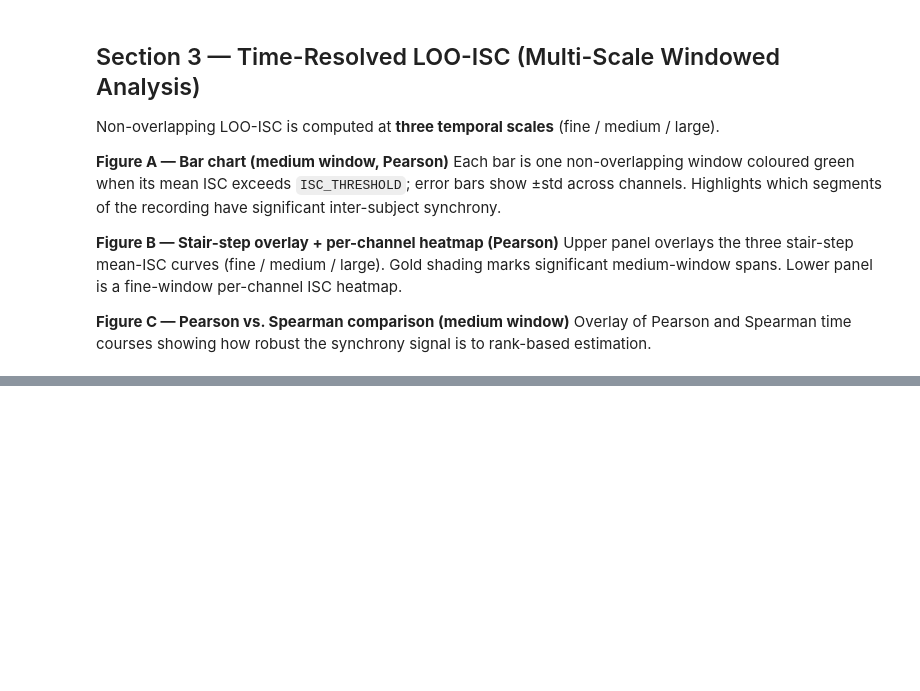
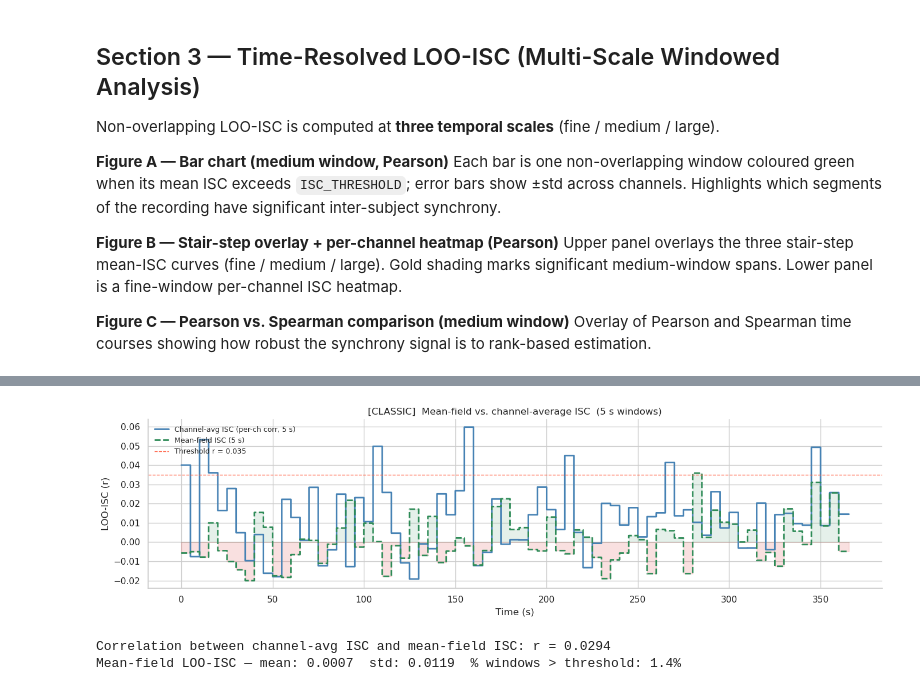
Before and after one commit to dbeinhauer/psilocybin-eeg, a Jupyter notebook: notebooks/02-isc-broadband-analysis/isc_broadband.ipynb, the cells around one changed output, grey strips where cells are left out. Saved outputs shown, nothing was run; the diff lists cells and outputs as text; code cells hidden in the pictures; blank space fills up the shorter version.

```diff
--- a/notebooks/02-isc-broadband-analysis/isc_broadband.ipynb
+++ b/notebooks/02-isc-broadband-analysis/isc_broadband.ipynb
@@ -623,0 +789,70 @@ print(f"\nCorrelation between Pearson and Spearman LOO-ISC time courses: r = {co
+# %%
+# ── Sliding-window LOO-ISC on mean-field (medium window, non-overlapping) ──
+_win_mf = int(round(WINDOW_MED_SEC * sfreq))
+_starts_mf = np.arange(0, n_times - _win_mf + 1, _win_mf)
+plt.show()
+isc_mf_tc = np.zeros(len(_starts_mf))
+for _wi, _start in enumerate(_starts_mf):
+    _block = mean_field[:, _start : _start + _win_mf]
+    _vals = []
+    for s in range(n_subjects):
+        _others = np.delete(_block, s, axis=0).mean(axis=0)
+        _vals.append(float(np.corrcoef(_block[s], _others)[0, 1]))
+    isc_mf_tc[_wi] = float(np.mean(_vals))
+
+plt.show()
+mf_step_arr = _make_step_arr(isc_mf_tc, _win_mf, n_times)
+t_mf_ds = np.arange(n_times)[::ds] / sfreq
+
+# ── Comparison: mean-field vs. channel-average ISC time course ────────────
+fig_mf2, ax_mf2 = plt.subplots(figsize=(14, 4))
+ax_mf2.step(
+    t_ds, med["step_arr"][::ds], where="post",
+    color="steelblue", lw=2.0,
+    label=f"Channel-avg ISC (per-ch corr, {WINDOW_MED_SEC:.0f} s)",
+)
+ax_mf2.step(
+    t_mf_ds, mf_step_arr[::ds], where="post",
+    color="seagreen", lw=2.0, ls="--",
+    label=f"Mean-field ISC ({WINDOW_MED_SEC:.0f} s)",
+)
+_mf_ds = mf_step_arr[::ds]
+ax_mf2.fill_between(
+    t_mf_ds, 0, np.clip(_mf_ds, 0, None),
+    step="post", alpha=0.12, color="seagreen", label="_nolegend_",
+)
+ax_mf2.fill_between(
+    t_mf_ds, np.clip(_mf_ds, None, 0), 0,
+    step="post", alpha=0.22, color=C_NEG, label="_nolegend_",
+)
+ax_mf2.axhline(ISC_THRESHOLD, color=C_THRESH, ls="--", lw=1.0,
+               label=f"Threshold r = {ISC_THRESHOLD}")
+ax_mf2.axhline(0, color="gray", ls="-", lw=0.6, alpha=0.4)
+ax_mf2.set_xlabel("Time (s)")
+ax_mf2.set_ylabel("LOO-ISC (r)")
+ax_mf2.set_title(
+    f"[{LABEL}]  Mean-field vs. channel-average ISC  ({WINDOW_MED_SEC:.0f} s windows)"
+)
+ax_mf2.legend(frameon=False, fontsize=9)
+sns.despine(fig=fig_mf2)
+fig_mf2.tight_layout()
+if SAVE_PLOTS:
+    fig_mf2.savefig(
+        PLOTS_DIR / f"mf_vs_channel_avg_isc_{LABEL}.png", dpi=150, bbox_inches="tight"
+    )
+plt.show()
+
+n_len_mf = min(len(med["mean_tc"]), len(isc_mf_tc))
+corr_mf = float(np.corrcoef(med["mean_tc"][:n_len_mf], isc_mf_tc[:n_len_mf])[0, 1])
+print(
+    f"\nCorrelation between channel-avg ISC and mean-field ISC: r = {corr_mf:.4f}"
+)
+print(
+    f"Mean-field LOO-ISC — mean: {isc_mf_tc.mean():.4f}  "
+    f"std: {isc_mf_tc.std():.4f}  "
+    f"% windows > threshold: {(isc_mf_tc > ISC_THRESHOLD).mean() * 100:.1f}%"
+)
+# %% [output]
+[figure, added]
+Correlation between channel-avg ISC and mean-field ISC: r = 0.0294
+Mean-field LOO-ISC — mean: 0.0007  std: 0.0119  % windows > threshold: 1.4%
```
Also changed, not shown: parts of 10 cells of this notebook.
